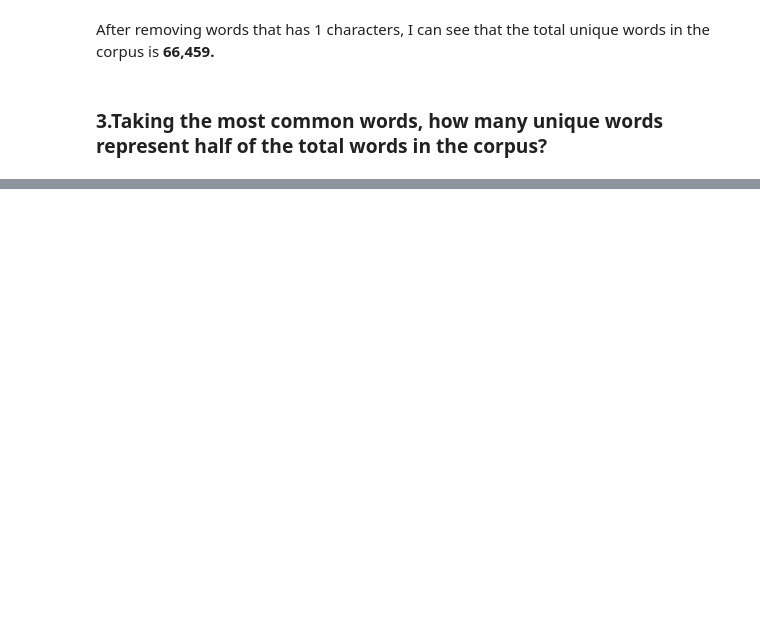
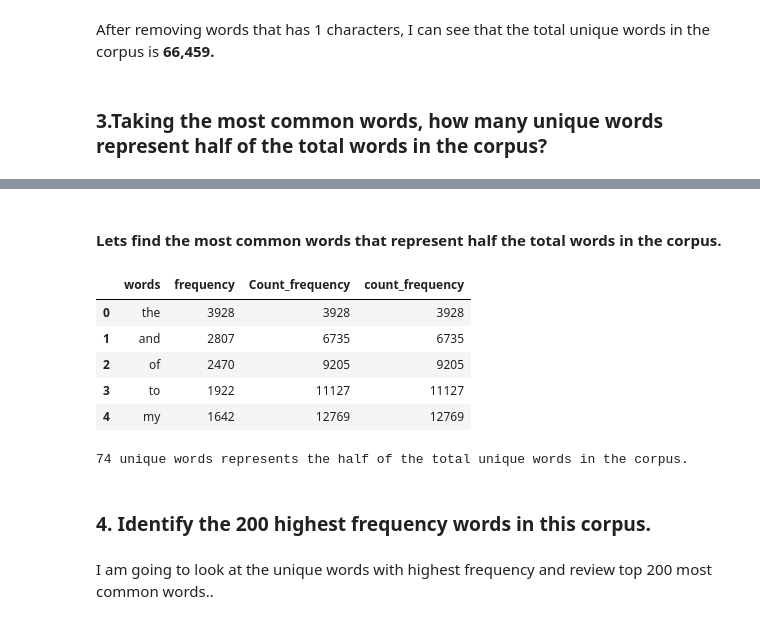
Before and after one commit to gpadmaperuma/DATA620-1, a Jupyter notebook: Assignment_5/Assignment_5.ipynb, the cells around one changed output, grey strips where cells are left out. Cells and saved outputs as stored; diff of their text form; code cells hidden in the pictures; blank space fills up the shorter version.

```diff
--- a/Assignment_5/Assignment_5.ipynb
+++ b/Assignment_5/Assignment_5.ipynb
@@ -121,0 +152,22 @@ data_freq_dist
+# %% [markdown]
+#### Lets find the most common words that represent half the total words in the corpus.
+# %%
+df_all_words_freq['count_frequency'] = df_all_words_freq['frequency'].cumsum()
+df_all_words_freq.head()
+# %% [output]
+|  | words | frequency | Count_frequency | count_frequency |
+| 0 | the | 3928 | 3928 | 3928 |
+| 1 | and | 2807 | 6735 | 6735 |
+| 2 | of | 2470 | 9205 | 9205 |
+| 3 | to | 1922 | 11127 | 11127 |
+| 4 | my | 1642 | 12769 | 12769 |
+# %%
+# find the amount of most common unique words that has the count of half of unique words
+rst = len(df_all_words_freq[df_all_words_freq['count_frequency'] <= len(unique_words)/2])
+print('{} unique words represents the half of the total unique words in the corpus.'.format(rst))
+# %% [output]
+74 unique words represents the half of the total unique words in the corpus.
+# %% [markdown]
+### 4. Identify the 200 highest frequency words in this corpus.
+# %% [markdown]
+I am going to look at the unique words with highest frequency and review top 200 most common words..
```
Also changed, not shown: parts of 13 cells of this notebook.
